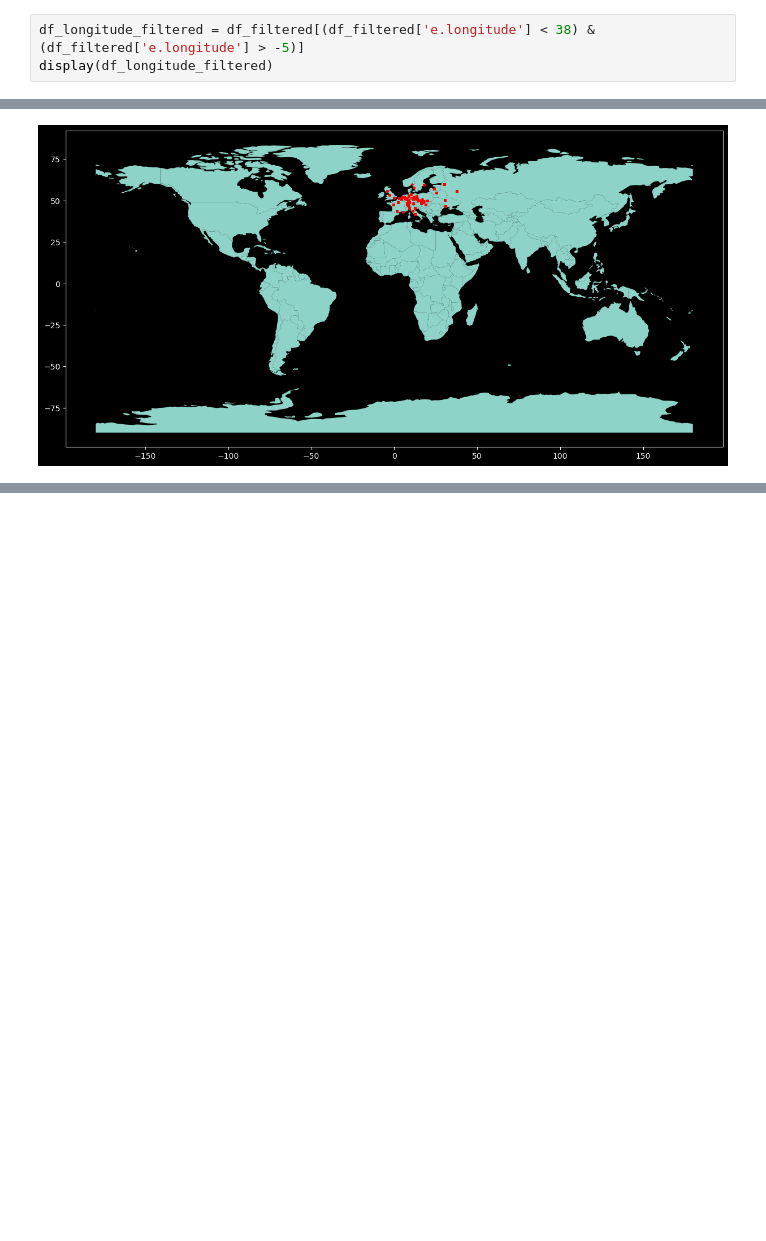
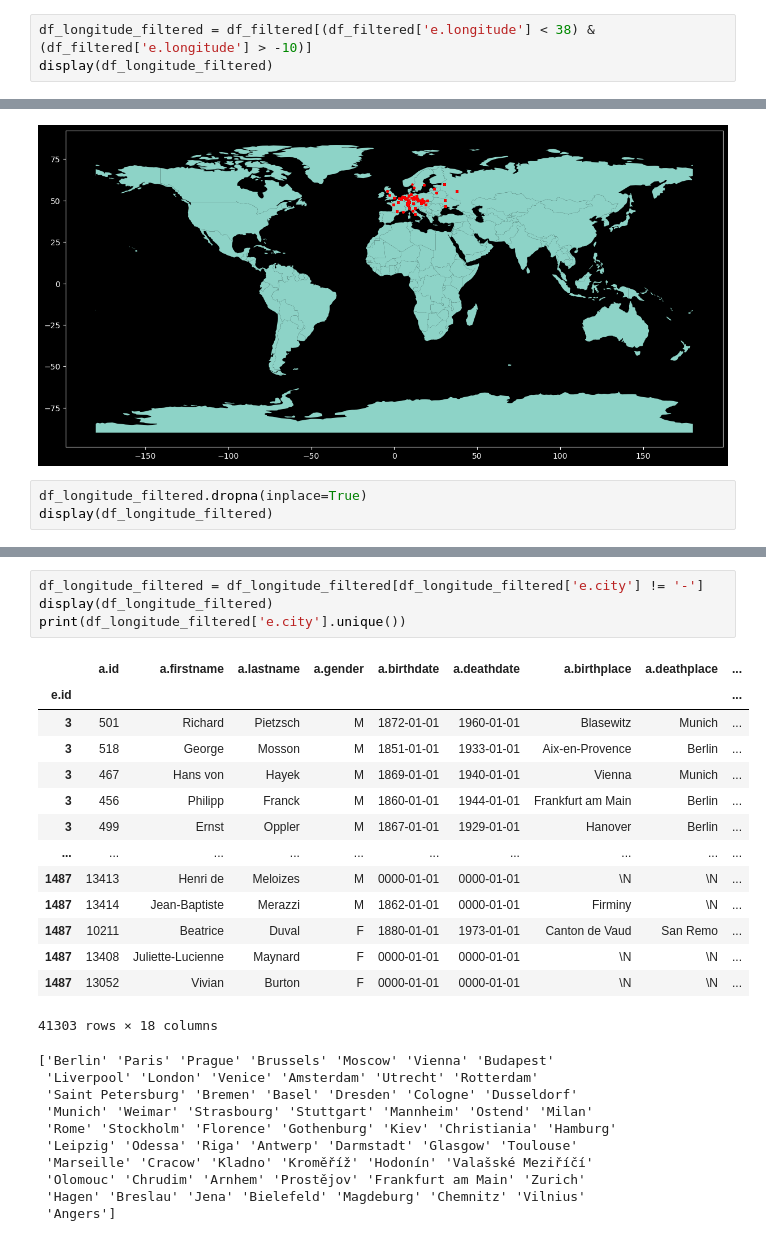
Before and after one commit to Gugl7/Information-Visualization-Group-11, a Jupyter notebook: src/data_preprocessing.ipynb, the cells around one changed output, grey strips where cells are left out. Drawn from its saved outputs; the diff is of its cells as text; blank space fills up the shorter version.

```diff
--- a/src/data_preprocessing.ipynb
+++ b/src/data_preprocessing.ipynb
@@ -83,5 +81,5 @@ display(df_filtered)
 # %%
-df_longitude_filtered = df_filtered[(df_filtered['e.longitude'] < 38) & (df_filtered['e.longitude'] > -5)]
+df_longitude_filtered = df_filtered[(df_filtered['e.longitude'] < 38) & (df_filtered['e.longitude'] > -10)]
 display(df_longitude_filtered)
 # %% [output]
 |  | a.id | a.firstname | a.lastname | a.gender | a.birthdate | a.deathdate | a.birthplace | a.deathplace | ... |
@@ -126,3 +124,6 @@ Try using .loc[row_indexer,col_indexer] = value instead
 See the caveats in the documentation: https://pandas.pydata.org/pandas-docs/stable/user_guide/indexing.html#returning-a-view-versus-a-copy
   df_longitude_filtered['e.longitude'] = pd.to_numeric(df_longitude_filtered['e.longitude'], errors='coerce')
 [figure]
+# %%
+df_longitude_filtered.dropna(inplace=True)
+display(df_longitude_filtered)
@@ -129 +145,30 @@ See the caveats in the documentation: https://pandas.pydata.org/pandas-docs/stab
+# %%
+df_longitude_filtered = df_longitude_filtered[df_longitude_filtered['e.city'] != '-']
+display(df_longitude_filtered)
+print(df_longitude_filtered['e.city'].unique())
+# %% [output]
+|  | a.id | a.firstname | a.lastname | a.gender | a.birthdate | a.deathdate | a.birthplace | a.deathplace | ... |
+| e.id |  |  |  |  |  |  |  |  | ... |
+| 3 | 501 | Richard | Pietzsch | M | 1872-01-01 | 1960-01-01 | Blasewitz | Munich | ... |
+| 3 | 518 | George | Mosson | M | 1851-01-01 | 1933-01-01 | Aix-en-Provence | Berlin | ... |
+| 3 | 467 | Hans von | Hayek | M | 1869-01-01 | 1940-01-01 | Vienna | Munich | ... |
+| 3 | 456 | Philipp | Franck | M | 1860-01-01 | 1944-01-01 | Frankfurt am Main | Berlin | ... |
+| 3 | 499 | Ernst | Oppler | M | 1867-01-01 | 1929-01-01 | Hanover | Berlin | ... |
+| ... | ... | ... | ... | ... | ... | ... | ... | ... | ... |
+| 1487 | 13413 | Henri de | Meloizes | M | 0000-01-01 | 0000-01-01 | \N | \N | ... |
+| 1487 | 13414 | Jean-Baptiste | Merazzi | M | 1862-01-01 | 0000-01-01 | Firminy | \N | ... |
+| 1487 | 10211 | Beatrice | Duval | F | 1880-01-01 | 1973-01-01 | Canton de Vaud | San Remo | ... |
+| 1487 | 13408 | Juliette-Lucienne | Maynard | F | 0000-01-01 | 0000-01-01 | \N | \N | ... |
+| 1487 | 13052 | Vivian | Burton | F | 0000-01-01 | 0000-01-01 | \N | \N | ... |
+41303 rows × 18 columns
+['Berlin' 'Paris' 'Prague' 'Brussels' 'Moscow' 'Vienna' 'Budapest'
+ 'Liverpool' 'London' 'Venice' 'Amsterdam' 'Utrecht' 'Rotterdam'
+ 'Saint Petersburg' 'Bremen' 'Basel' 'Dresden' 'Cologne' 'Dusseldorf'
+ 'Munich' 'Weimar' 'Strasbourg' 'Stuttgart' 'Mannheim' 'Ostend' 'Milan'
+ 'Rome' 'Stockholm' 'Florence' 'Gothenburg' 'Kiev' 'Christiania' 'Hamburg'
+ 'Leipzig' 'Odessa' 'Riga' 'Antwerp' 'Darmstadt' 'Glasgow' 'Toulouse'
+ 'Marseille' 'Cracow' 'Kladno' 'Kroměříž' 'Hodonín' 'Valašské Meziříčí'
+ 'Olomouc' 'Chrudim' 'Arnhem' 'Prostějov' 'Frankfurt am Main' 'Zurich'
+ 'Hagen' 'Breslau' 'Jena' 'Bielefeld' 'Magdeburg' 'Chemnitz' 'Vilnius'
+ 'Angers']
 # %%
```
Also changed, not shown: parts of 3 cells of this notebook, 6 other files.
